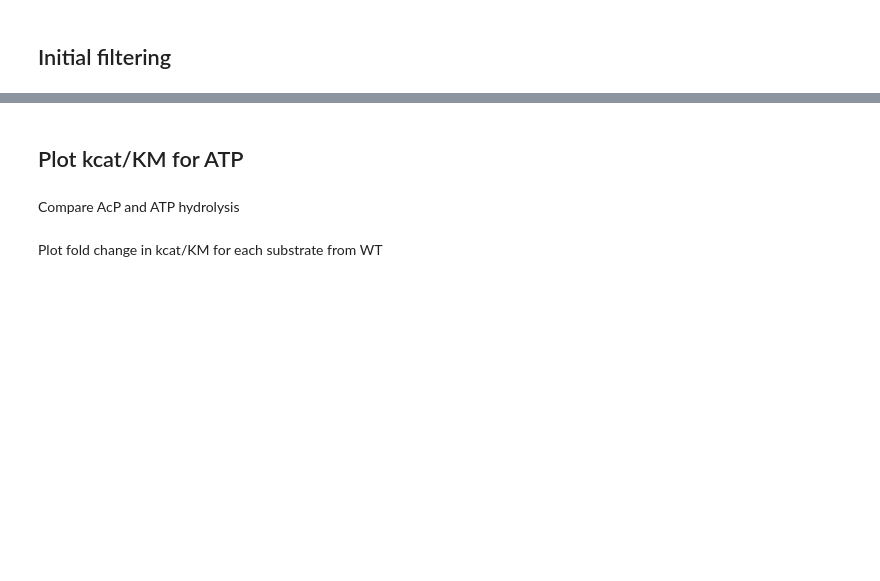
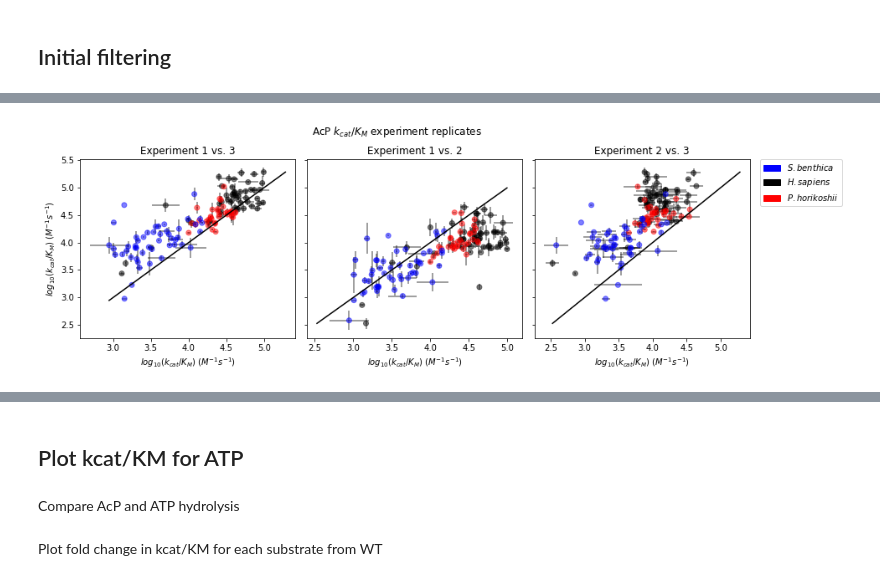
Before and after one commit to FordyceLab/htmek-workup, a Jupyter notebook: multi_experiment_aggregation/current_aggregation.ipynb, the cells around one changed output, grey strips where cells are left out. Saved outputs shown, nothing was run; the diff lists cells and outputs as text; code cells hidden in the pictures; blank space fills up the shorter version.

```diff
--- a/multi_experiment_aggregation/current_aggregation.ipynb
+++ b/multi_experiment_aggregation/current_aggregation.ipynb
@@ -155,15 +470,0 @@ merging between different levels is deprecated and will be removed in a future v
-# %%
-# get exponentials for each experiment
-for key, value in all_experiment_dfs.items():
-    if 'AcP' in key:
-        all_experiment_dfs[key] = aggregation.get_exponentials(value, 10)
-    elif 'ATP' in key:
-        all_experiment_dfs[key] = aggregation.get_exponentials(value, 100)
-    elif 'PEP' in key:
-        all_experiment_dfs[key] = aggregation.get_exponentials(value, 100)
-
-clear_output()
-# %%
-# filter out variants with low kobs R^2
-for key, value in all_experiment_dfs.items():
-    all_experiment_dfs[key] = value[value['Rsq_kobs'] > 0.5]
@@ -265,0 +506,70 @@ ValueError: Cannot accept list of column references or list of columns for both
+# %%
+fig, axs = plt.subplots(1, 3, figsize=(12, 4), sharey=True)
+
+def plot_reps(df1, df2, ax, labels=['1','2']):
+    # copy dfs
+    df1 = df1.copy()
+    df2 = df2.copy()
+
+    # log transform kcat/KM values
+    df1['kcat_over_KM_fit'] = np.log10(df1['kcat_over_KM_fit'])
+    df2['kcat_over_KM_fit'] = np.log10(df2['kcat_over_KM_fit'])
+
+    # merge dfs
+    dat = pd.merge(
+        df1[['name', 'species', 'kcat_over_KM_fit']].groupby(['name', 'species']).agg(['median', 'sem']).reset_index(),
+        df2[['name', 'species', 'kcat_over_KM_fit']].groupby(['name', 'species']).agg(['median', 'sem']).reset_index(),
+        on=['name', 'species'],
+        suffixes=labels
+    )
+    dat.columns = ['name', 'species', 'kcat_over_KM_fit_median_' + labels[0], 'kcat_over_KM_fit_sem_' + labels[0], 'kcat_over_KM_fit_median_' + labels[1], 'kcat_over_KM_fit_sem_' + labels[1]]
+
+    # remove 'uncharacterized' from species
+    dat = dat[dat['species'] != 'uncharacterized']
+    dat = dat[dat['species'] != 'hypf']
+    dat = dat[dat['species'] != 'consensus']
+
+    # color dictionary for species
+    species_color_dict = {'sbenthica': 'blue', 'hsapiens': 'black', 'phorikoshii': 'red'}
+
+    # plot points
+    ax.errorbar(dat['kcat_over_KM_fit_median_' + labels[0]], dat['kcat_over_KM_fit_median_' + labels[1]],
+                xerr=dat['kcat_over_KM_fit_sem_' + labels[0]], yerr=dat['kcat_over_KM_fit_sem_' + labels[1]],
+                fmt=' ', color='k', alpha=0.5, zorder=0)
+    ax.scatter(dat['kcat_over_KM_fit_median_' + labels[0]], dat['kcat_over_KM_fit_median_' + labels[1]],
+               color=[species_color_dict[i] for i in dat['species']], alpha=0.5)
+    ax.set_xlabel('$log_{10}(k_{cat}/K_M)$ $(M^{-1} s^{-1})$')
+    ax.set_title('Experiment ' + labels[0] + ' vs. ' + labels[1])
+
+    # plot identity line
+    min_x, max_x = dat['kcat_over_KM_fit_median_' + labels[0]].min(), dat['kcat_over_KM_fit_median_' + labels[0]].max()
+    min_y, max_y = dat['kcat_over_KM_fit_median_' + labels[1]].min(), dat['kcat_over_KM_fit_median_' + labels[1]].max()
+    min_xy = min(min_x, min_y)
+    max_xy = max(max_x, max_y)
+    ax.plot([min_xy, max_xy], [min_xy, max_xy], color='black', linestyle='-')
+
+# use function to plot all reps
+plot_reps(all_turnover_dfs['230207_AcP'], all_turnover_dfs['230419_AcP'], labels=['1','3'], ax=axs[0])
+plot_reps(all_turnover_dfs['230207_AcP'], all_turnover_dfs['230410_AcP'], labels=['1','2'], ax=axs[1])
+plot_reps(all_turnover_dfs['230410_AcP'], all_turnover_dfs['230419_AcP'], labels=['2','3'], ax=axs[2])
+axs[0].set_ylabel('$log_{10}(k_{cat}/K_M)$ $(M^{-1} s^{-1})$')
+
+plt.tight_layout()
+
+# add legend to last plot
+species_color_dict = {'$S. benthica$': 'blue', '$H. sapiens$': 'black', '$P. horikoshii$': 'red'}
+patches = [mpatches.Patch(color=species_color_dict[i], label=i) for i in species_color_dict.keys()]
+axs[2].legend(handles=patches, bbox_to_anchor=(1.05, 1), borderaxespad=0.)
+
+# suptitle
+plt.suptitle('AcP $k_{cat}/K_M$ experiment replicates', y=1.05)
+
+# save png
+plot_export_path = figure_export_path + '/Catalysis/experiment_replicates/'
+
+if not os.path.exists(os.path.dirname(plot_export_path)):
+    os.makedirs(os.path.dirname(plot_export_path))
+
+plt.savefig(plot_export_path + 'kcat_over_KM_expt_replicates.png', dpi=300, bbox_inches='tight')
+# %% [output]
+[figure, added]
```
Also changed, not shown: parts of 152 cells of this notebook, 1 other file.
